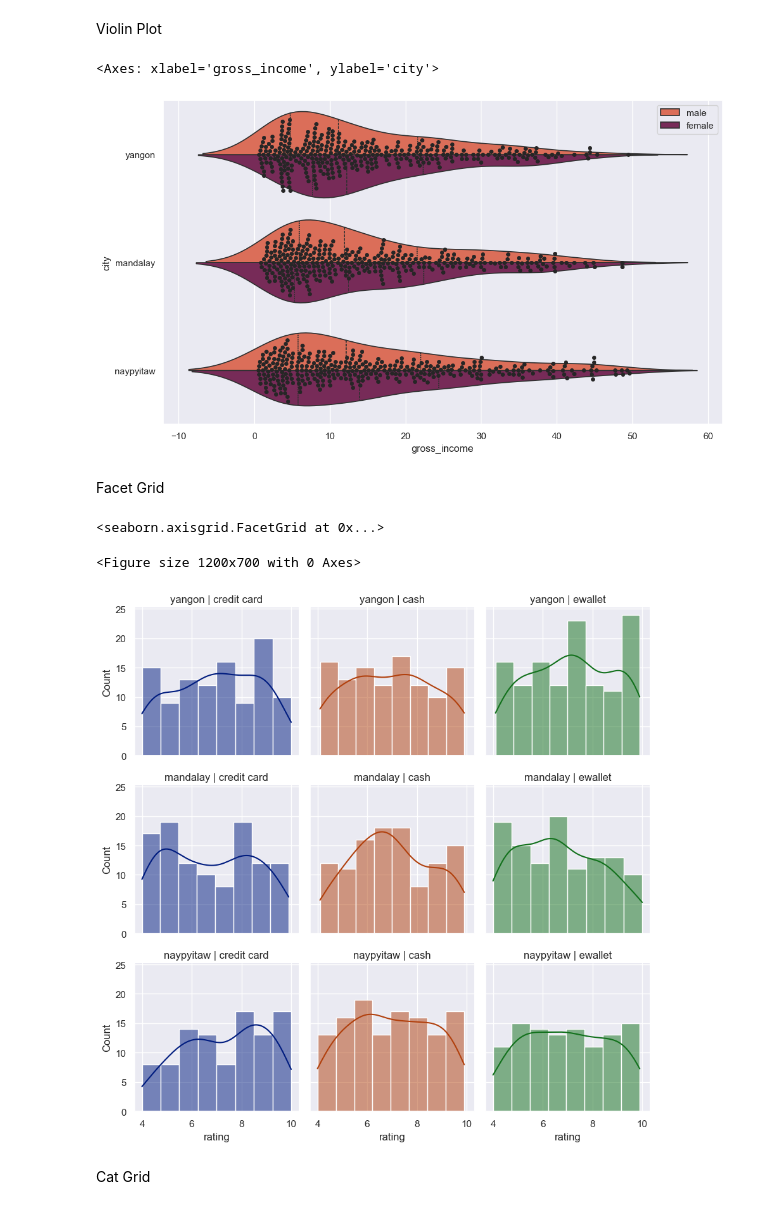
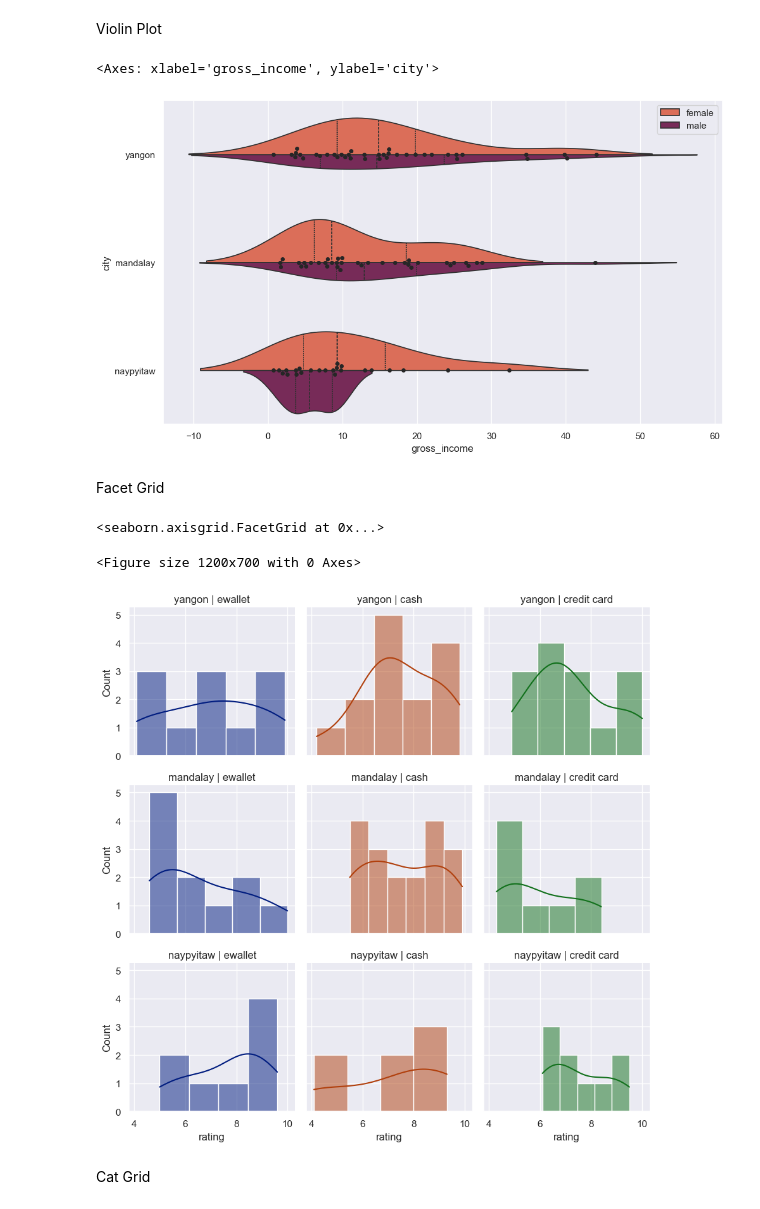
Before and after one commit to NourMansour911/sns_supermarket, a Jupyter notebook: supermarket_sns/cln_market.ipynb, the cells around one changed output. Drawn from its saved outputs; the diff is of its cells as text; code cells hidden in the pictures.

```diff
--- a/supermarket_sns/cln_market.ipynb
+++ b/supermarket_sns/cln_market.ipynb
@@ -48,3 +48,6 @@ df.select_dtypes(include=[np.number]).columns
 Index(['unit_price', 'quantity', 'tax_5%', 'total', 'rating', 'cogs',
        'gross_income'],
       dtype='object')
+# %%
+sample=pd.DataFrame(data=df.sample(100,random_state=100))
+sample
@@ -138,20 +165,20 @@ plt.legend(loc='lower right')
 Violin Plot
 # %%
 plt.figure(figsize=(12,7))
-sns.violinplot(data=df, y='city', x='gross_income',hue='gender',split=True,palette='rocket_r',inner='quarter')
-sns.swarmplot(data=df, y='city', x='gross_income',color='0.15')
+sns.violinplot(data=sample, y='city', x='gross_income',hue='gender',split=True,palette='rocket_r',inner='quarter')
+sns.swarmplot(data=sample, y='city', x='gross_income',color='0.15')
 # %% [output]
 <Axes: xlabel='gross_income', ylabel='city'>
-[figure, old version]
+[figure, new version]
 # %% [markdown]
 Facet Grid
 # %%
 plt.figure(figsize=(12,7))
-sns.FacetGrid(df,row='city',hue='payment',sharey=True,col='payment',palette='dark' ).map(sns.histplot,'rating',kde=True,).set_titles('{row_name} | {col_name}')
+sns.FacetGrid(data=sample,row='city',hue='payment',sharey=True,col='payment',palette='dark' ).map(sns.histplot,'rating',kde=True,).set_titles('{row_name} | {col_name}')
 # %% [output]
 <seaborn.axisgrid.FacetGrid at 0x...>
 <Figure size 1200x700 with 0 Axes>
-[figure, old version]
+[figure, new version]
 # %% [markdown]
 Cat Grid
 # %%
```
Also changed, not shown: parts of 23 cells of this notebook, 1 other file.
